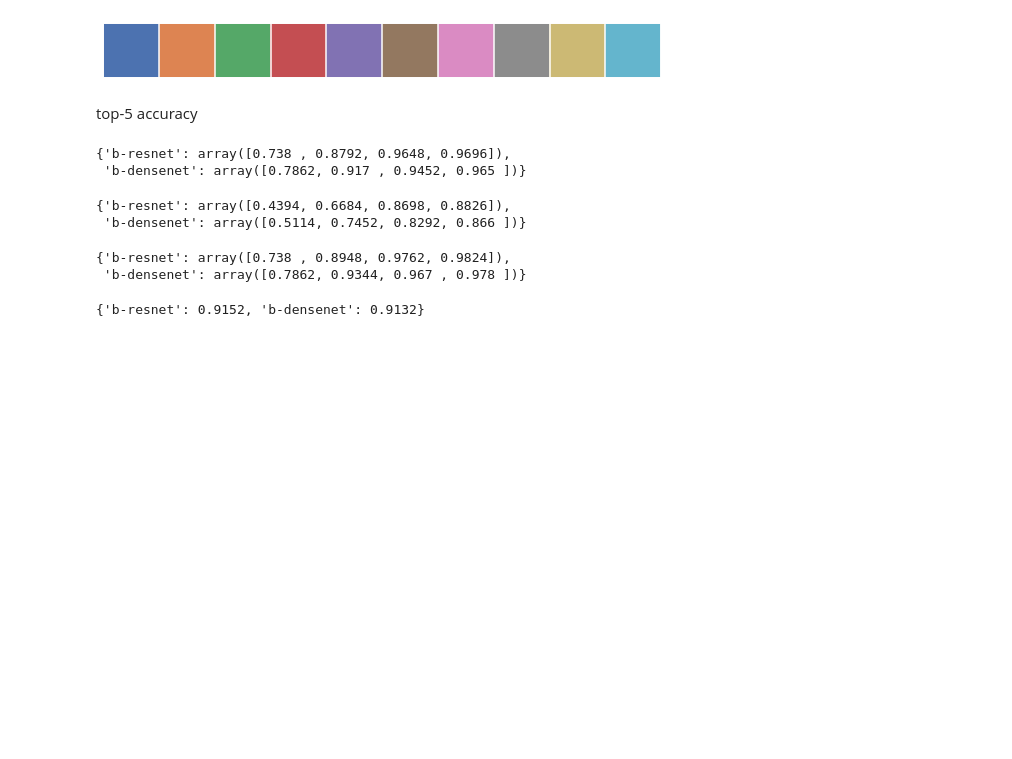
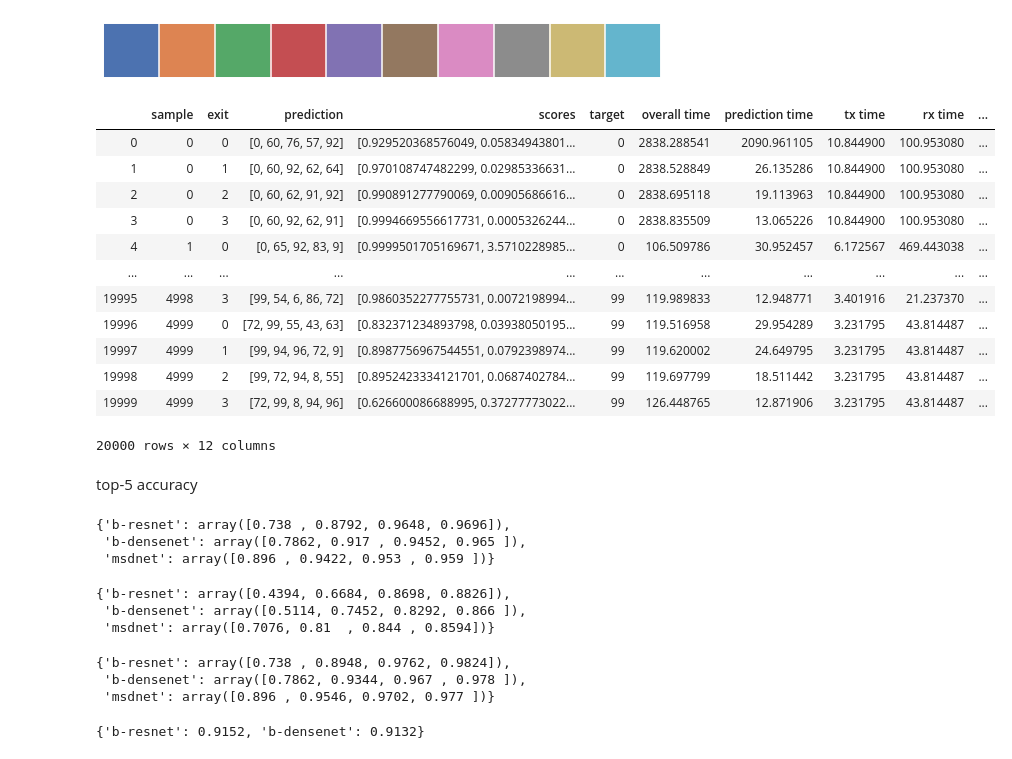
Before and after one commit to AlexKarlsen/thesis-src, a Jupyter notebook: DDNN/edge_test/correctness and scoring.ipynb, the cells around one changed output. Cells and saved outputs as stored; diff of their text form; code cells hidden in the pictures; blank space fills up the shorter version.

```diff
--- a/DDNN/edge_test/correctness and scoring.ipynb
+++ b/DDNN/edge_test/correctness and scoring.ipynb
@@ -19,8 +19,25 @@ sns.palplot(current_palette)
 # %%
 results = {
     'b-resnet' : pd.read_json('../edge_test/nuc_2_jetson_b-resnet.json'),
-    'b-densenet' : pd.read_json('../edge_test/nuc_2_jetson_b-densenet.json')
+    'b-densenet' : pd.read_json('../edge_test/nuc_2_jetson_b-densenet.json'),
+    'msdnet' : pd.read_json('../edge_test/nuc_2_jetson_msdnet.json')
 }
+# %%
+results['msdnet']
+# %% [output]
+|  | sample | exit | prediction | scores | target | overall time | prediction time | tx time | rx time | ... |
+| 0 | 0 | 0 | [0, 60, 76, 57, 92] | [0.929520368576049, 0.05834943801... | 0 | 2838.288541 | 2090.961105 | 10.844900 | 100.953080 | ... |
+| 1 | 0 | 1 | [0, 60, 92, 62, 64] | [0.970108747482299, 0.02985336631... | 0 | 2838.528849 | 26.135286 | 10.844900 | 100.953080 | ... |
+| 2 | 0 | 2 | [0, 60, 62, 91, 92] | [0.990891277790069, 0.00905686616... | 0 | 2838.695118 | 19.113963 | 10.844900 | 100.953080 | ... |
+| 3 | 0 | 3 | [0, 60, 92, 62, 91] | [0.9994669556617731, 0.0005326244... | 0 | 2838.835509 | 13.065226 | 10.844900 | 100.953080 | ... |
+| 4 | 1 | 0 | [0, 65, 92, 83, 9] | [0.9999501705169671, 3.5710228985... | 0 | 106.509786 | 30.952457 | 6.172567 | 469.443038 | ... |
+| ... | ... | ... | ... | ... | ... | ... | ... | ... | ... | ... |
+| 19995 | 4998 | 3 | [99, 54, 6, 86, 72] | [0.9860352277755731, 0.0072198994... | 99 | 119.989833 | 12.948771 | 3.401916 | 21.237370 | ... |
+| 19996 | 4999 | 0 | [72, 99, 55, 43, 63] | [0.832371234893798, 0.03938050195... | 99 | 119.516958 | 29.954289 | 3.231795 | 43.814487 | ... |
+| 19997 | 4999 | 1 | [99, 94, 96, 72, 9] | [0.8987756967544551, 0.0792398974... | 99 | 119.620002 | 24.649795 | 3.231795 | 43.814487 | ... |
+| 19998 | 4999 | 2 | [99, 72, 94, 8, 55] | [0.8952423334121701, 0.0687402784... | 99 | 119.697799 | 18.511442 | 3.231795 | 43.814487 | ... |
+| 19999 | 4999 | 3 | [72, 99, 8, 94, 96] | [0.626600086688995, 0.37277773022... | 99 | 126.448765 | 12.871906 | 3.231795 | 43.814487 | ... |
+20000 rows × 12 columns
 # %% [markdown]
 top-5 accuracy
 # %%
@@ -28,13 +45,15 @@ top5  = { x : np.array(results[x].loc[(results[x]['index_top5'] != -1)].groupby(
 top5
 # %% [output]
 {'b-resnet': array([0.738 , 0.8792, 0.9648, 0.9696]),
- 'b-densenet': array([0.7862, 0.917 , 0.9452, 0.965 ])}
+ 'b-densenet': array([0.7862, 0.917 , 0.9452, 0.965 ]),
+ 'msdnet': array([0.896 , 0.9422, 0.953 , 0.959 ])}
 # %%
 top1 = {x : np.array(results[x].loc[(results[x]['correct'] == True)].groupby('exit').count()['correct'].tolist()) / 5000 for x in results }
 top1
 # %% [output]
 {'b-resnet': array([0.4394, 0.6684, 0.8698, 0.8826]),
- 'b-densenet': array([0.5114, 0.7452, 0.8292, 0.866 ])}
+ 'b-densenet': array([0.5114, 0.7452, 0.8292, 0.866 ]),
+ 'msdnet': array([0.7076, 0.81  , 0.844 , 0.8594])}
 # %%
 combined_top5 = {}
 for net in results:
@@ -48,7 +67,8 @@ for net in results:
 combined_top5
 # %% [output]
 {'b-resnet': array([0.738 , 0.8948, 0.9762, 0.9824]),
- 'b-densenet': array([0.7862, 0.9344, 0.967 , 0.978 ])}
+ 'b-densenet': array([0.7862, 0.9344, 0.967 , 0.978 ]),
+ 'msdnet': array([0.896 , 0.9546, 0.9702, 0.977 ])}
 # %%
 combined_top1 = {}
 for net in results:
```
Also changed, not shown: 6 other files.
